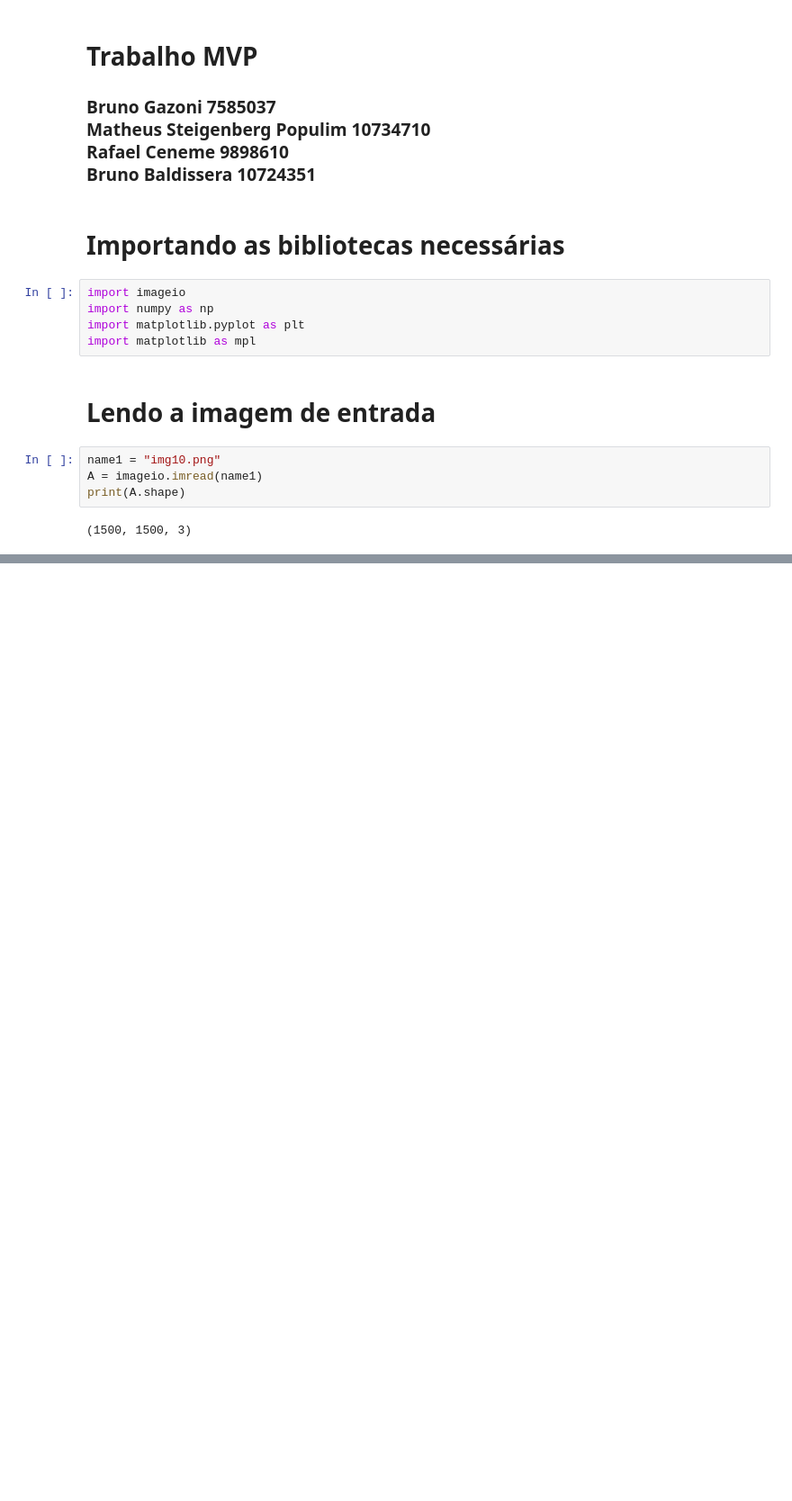
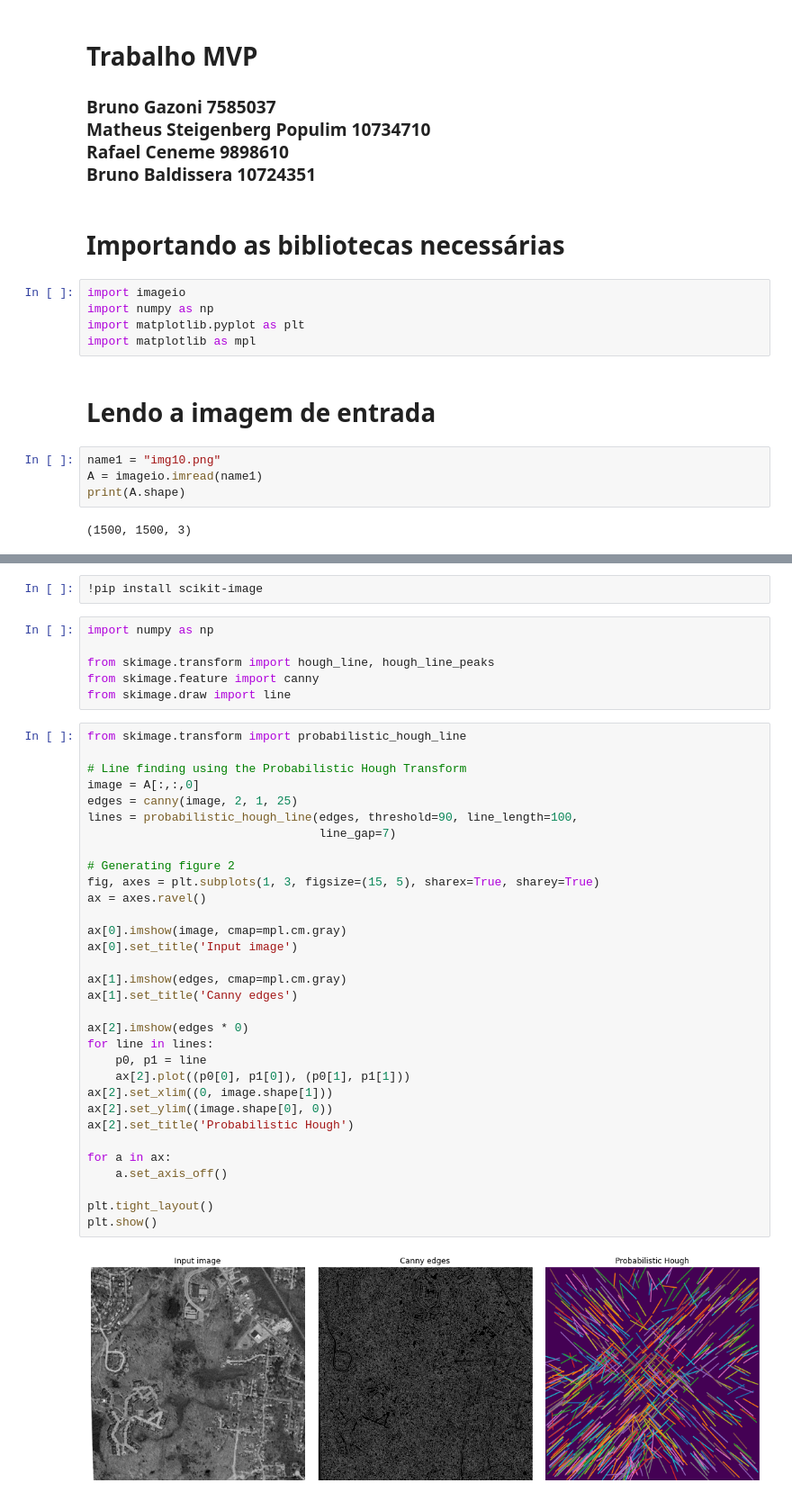
Before and after one commit to Populim/imageprocessing, a Jupyter notebook: projeto_final.ipynb, the cells around one changed output, grey strips where cells are left out. Shown at 90% size. Cells and saved outputs as stored; diff of their text form; blank space fills up the shorter version.

Commit message:
hough transform tinkering

```diff
--- a/projeto_final.ipynb
+++ b/projeto_final.ipynb
@@ -106,0 +82,42 @@ aqui
+# %%
+!pip install scikit-image
+# %%
+import numpy as np
+
+from skimage.transform import hough_line, hough_line_peaks
+from skimage.feature import canny
+from skimage.draw import line
+# %%
+from skimage.transform import probabilistic_hough_line
+
+# Line finding using the Probabilistic Hough Transform
+image = A[:,:,0]
+edges = canny(image, 2, 1, 25)
+lines = probabilistic_hough_line(edges, threshold=90, line_length=100,
+                                 line_gap=7)
+
+# Generating figure 2
+fig, axes = plt.subplots(1, 3, figsize=(15, 5), sharex=True, sharey=True)
+ax = axes.ravel()
+
+ax[0].imshow(image, cmap=mpl.cm.gray)
+ax[0].set_title('Input image')
+
+ax[1].imshow(edges, cmap=mpl.cm.gray)
+ax[1].set_title('Canny edges')
+
+ax[2].imshow(edges * 0)
+for line in lines:
+    p0, p1 = line
+    ax[2].plot((p0[0], p1[0]), (p0[1], p1[1]))
+ax[2].set_xlim((0, image.shape[1]))
+ax[2].set_ylim((image.shape[0], 0))
+ax[2].set_title('Probabilistic Hough')
+
+for a in ax:
+    a.set_axis_off()
+
+plt.tight_layout()
+plt.show()
+# %% [output]
+[figure, added]
```
Also changed, not shown: parts of 2 cells of this notebook.
